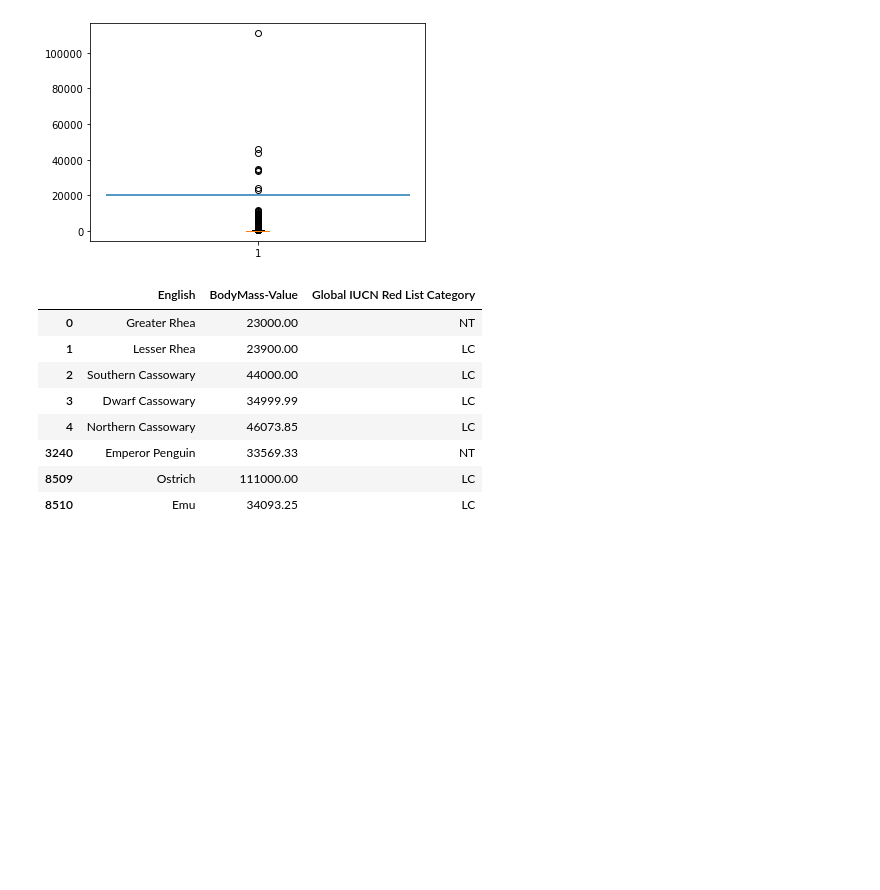
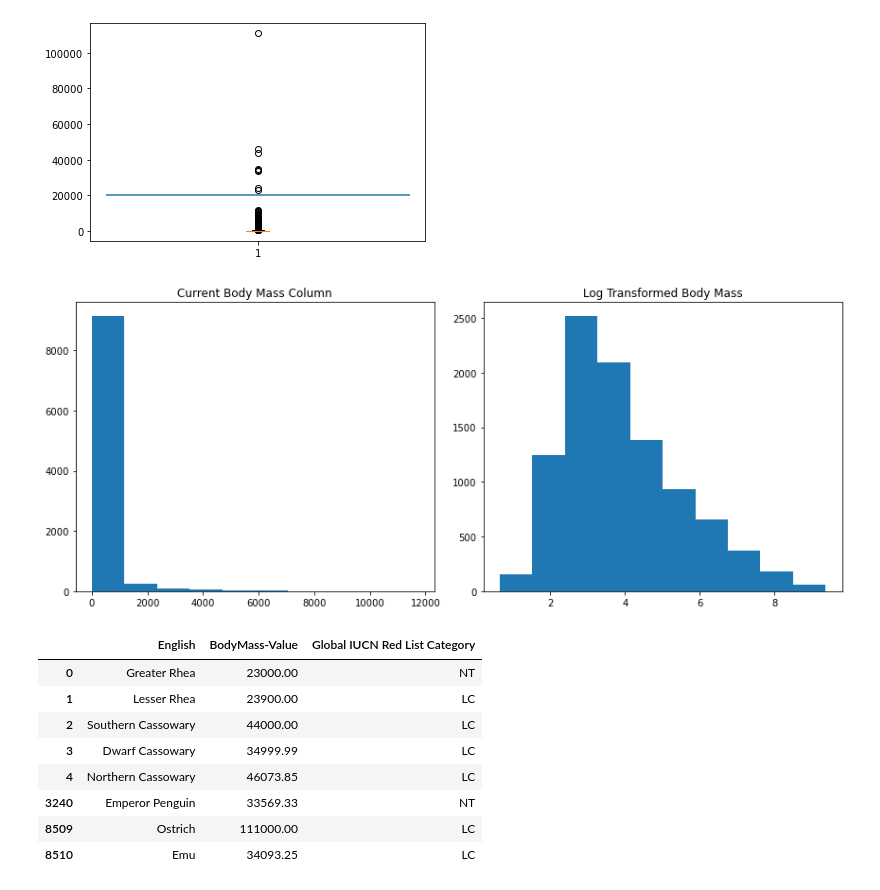
Before and after one commit to CGPinDC/Bird-Classification-Project, a Jupyter notebook: notebooks/jeff/Marvel_notebook.ipynb, the cells around one changed output. Cells and saved outputs as stored; diff of their text form; code cells hidden in the pictures; blank space fills up the shorter version.

```diff
--- a/notebooks/jeff/Marvel_notebook.ipynb
+++ b/notebooks/jeff/Marvel_notebook.ipynb
@@ -53,7 +44,11 @@ from sklearn.dummy import DummyClassifier
 # %%
 # Standard imports
+
 import pandas as pd
 import numpy as np
 import matplotlib.pyplot as plt
+
+# Set style
+plt.style.use('seaborn')
 # %%
 # Utility import
@@ -142,6 +176,20 @@ plt.boxplot(df_birds['BodyMass-Value']);
 plt.hlines(20000, xmin=0, xmax=2);
 # %% [output]
 [figure]
+# %%
+# Log transforming BodyMass significantly improves normalcy
+
+fig, ax = plt.subplots(ncols=2, figsize=(12,5))
+
+ax[0].hist(df_birds[df_birds['BodyMass-Value'] < 20000]['BodyMass-Value'])
+ax[0].set_title('Current Body Mass Column')
+
+ax[1].hist(np.log(df_birds[df_birds['BodyMass-Value'] < 20000]['BodyMass-Value']))
+ax[1].set_title('Log Transformed Body Mass')
+
+plt.tight_layout();
+# %% [output]
+[figure, added]
 # %%
 # Googled each of these and the weights are actually reasonable. The biggest 'outlier' is an ostrich.
 # Excluding these from final analysis on the basis that these are large, flightless birds.
```
Also changed, not shown: parts of 134 cells of this notebook, 1 other file.
